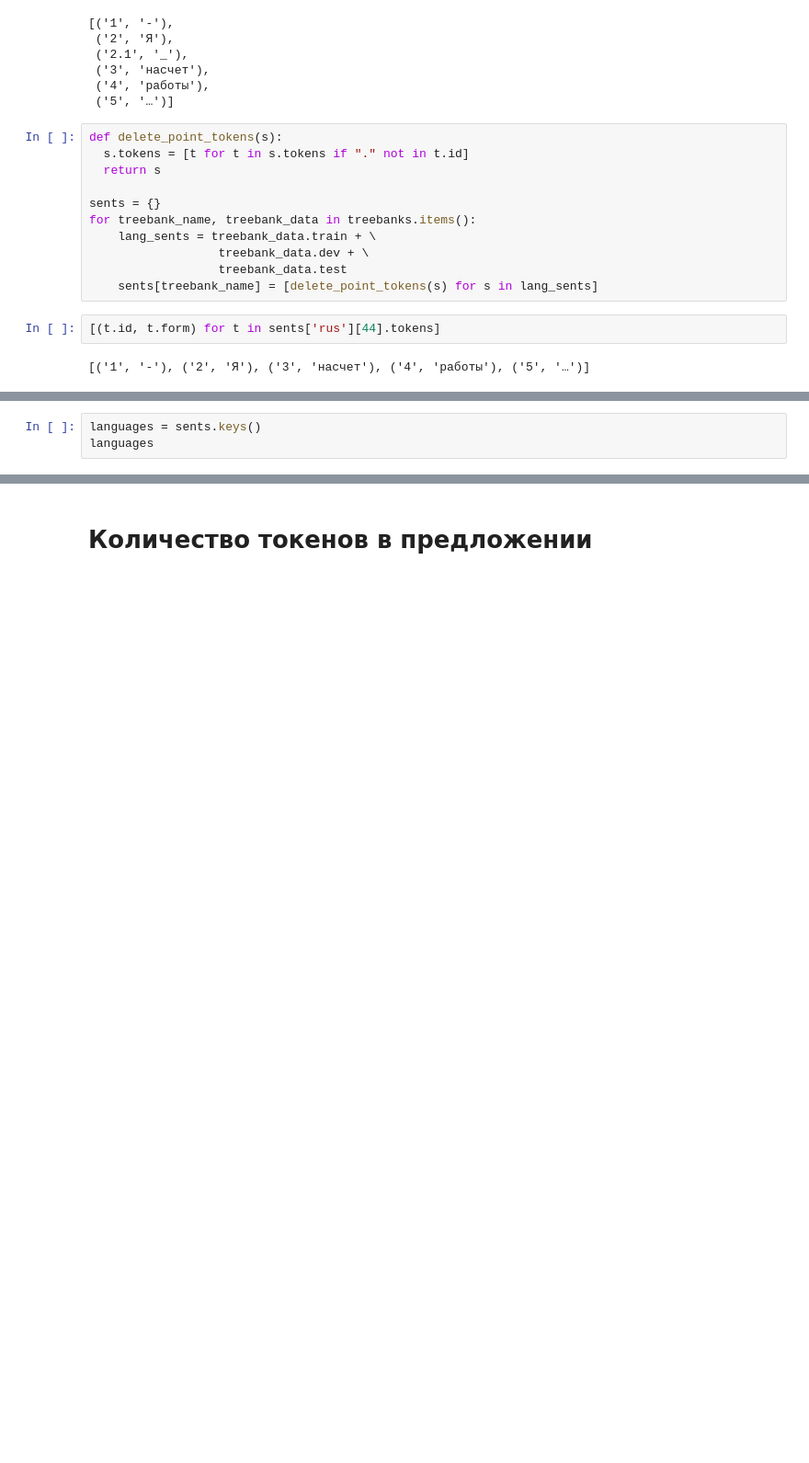
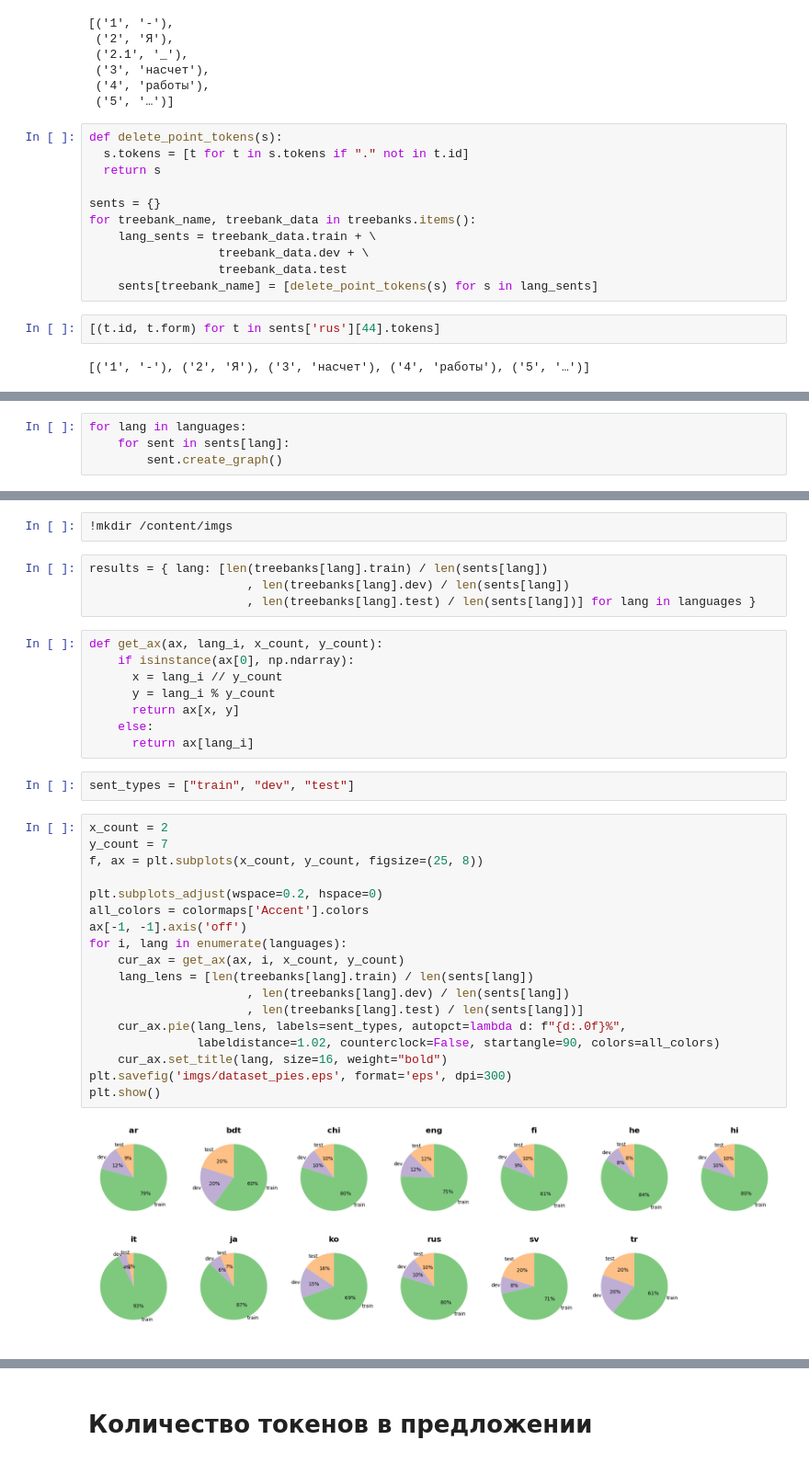
Before and after one commit to Derinhelm/treebank_statistics, a Jupyter notebook: treebank_stat.ipynb, the cells around one changed output, grey strips where cells are left out. Shown at 92% size. Drawn from its saved outputs; the diff is of its cells as text; blank space fills up the shorter version.

Commit message:
Last train-val-test version

```diff
--- a/treebank_stat.ipynb
+++ b/treebank_stat.ipynb
@@ -236,3 +235,0 @@ chi 4997
-# %%
-languages = sents.keys()
-languages
@@ -240,0 +238,4 @@ dict_keys(['rus', 'ar', 'bdt', 'fi', 'he', 'hi', 'it', 'ja', 'ko', 'sv', 'tr', '
+# %%
+for lang in languages:
+    for sent in sents[lang]:
+        sent.create_graph()
@@ -240,0 +251,36 @@ dict_keys(['rus', 'ar', 'bdt', 'fi', 'he', 'hi', 'it', 'ja', 'ko', 'sv', 'tr', '
+# %%
+!mkdir /content/imgs
+# %%
+results = { lang: [len(treebanks[lang].train) / len(sents[lang])
+                      , len(treebanks[lang].dev) / len(sents[lang])
+                      , len(treebanks[lang].test) / len(sents[lang])] for lang in languages }
+# %%
+def get_ax(ax, lang_i, x_count, y_count):
+    if isinstance(ax[0], np.ndarray):
+      x = lang_i // y_count
+      y = lang_i % y_count
+      return ax[x, y]
+    else:
+      return ax[lang_i]
+# %%
+sent_types = ["train", "dev", "test"]
+# %%
+x_count = 2
+y_count = 7
+f, ax = plt.subplots(x_count, y_count, figsize=(25, 8))
+
+plt.subplots_adjust(wspace=0.2, hspace=0)
+all_colors = colormaps['Accent'].colors
+ax[-1, -1].axis('off')
+for i, lang in enumerate(languages):
+    cur_ax = get_ax(ax, i, x_count, y_count)
+    lang_lens = [len(treebanks[lang].train) / len(sents[lang])
+                      , len(treebanks[lang].dev) / len(sents[lang])
+                      , len(treebanks[lang].test) / len(sents[lang])]
+    cur_ax.pie(lang_lens, labels=sent_types, autopct=lambda d: f"{d:.0f}%",
+               labeldistance=1.02, counterclock=False, startangle=90, colors=all_colors)
+    cur_ax.set_title(lang, size=16, weight="bold")
+plt.savefig('imgs/dataset_pies.eps', format='eps', dpi=300)
+plt.show()
+# %% [output]
+[figure, added]
```
Also changed, not shown: parts of 80 cells of this notebook.
